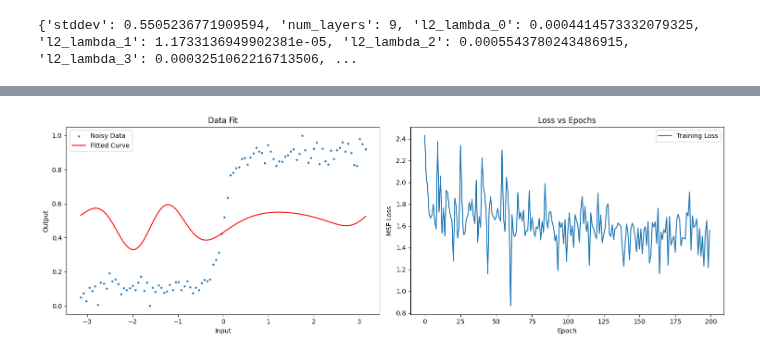
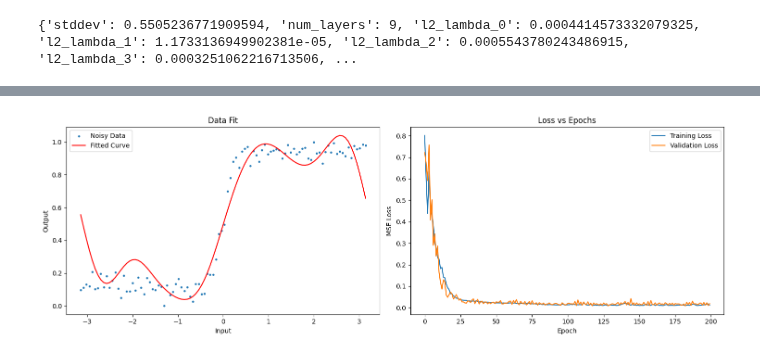
Before and after one commit to songofphysics/master-thesis, a Jupyter notebook: test.ipynb, the cells around one changed output, grey strips where cells are left out. Cells and saved outputs as stored; diff of their text form; code cells hidden in the pictures.

```diff
--- a/test.ipynb
+++ b/test.ipynb
@@ -390,3 +330,19 @@ class TrainingProgress(tf.keras.callbacks.Callback):
+# %%
+def untrained_models(d = 0.1, num_layers = 6, cutoff_dim = 10):
+    models = []
+    vacuum_state = get_vacuum_state_tf(cutoff_dim)
+
+    for _ in range(5):
+        model = tf.keras.Sequential([QEncoder(dim=cutoff_dim, vacuum_state=vacuum_state, name='QuantumEncoding')])
+        for i in range(num_layers):
+            model.add(QLayer(dim=cutoff_dim, stddev=d, name=f'QuantumLayer_{i+1}'))
+        model.add(QDecoder(dim=cutoff_dim, name='QuantumDecoding'))
+
+        # Compile the model
+        model.compile(optimizer='Adam', loss='mse')
+        models.append(model)
+
+    return models
 # %%
 class QuantumModel(tf.keras.Model):
     def __init__(self, cutoff_dim, vacuum_state, **kwargs):
@@ -440,0 +385,3 @@ Iter:   200 | Loss: 1.5585760
+# %%
+# Train the model
+H, M = train_model(X, Y)
@@ -440,0 +406,2 @@ Iter:   200 | Loss: 1.5585760
+# %%
+M = untrained_models()
@@ -441,27 +420,23 @@ Iter:   200 | Loss: 1.5585760
 # %%
-import matplotlib.pyplot as plt
-M = [model]
-H = [history]
-
 fig, axes = plt.subplots(1, 2, figsize=(15, 5))
 axes = axes.flatten()
-Y_pred = M[0].predict(X, verbose = 0)
+Y_pred = M.predict(X, verbose = 0)
 axes[0].scatter(X, Y, s=5, label='Noisy Data')
 axes[0].plot(X, Y_pred, label='Fitted Curve', color='r')
 #axes[0].plot(X, Y, label='True Curve', color='g')
 axes[0].set_title('Data Fit')
 axes[0].set_xlabel('Input')
 axes[0].set_ylabel('Output')
 axes[0].legend()
 
-axes[1].plot(H[0].history['loss'], label='Training Loss')
-#axes[1].plot(H[0].history['val_loss'], label='Validation Loss')
+axes[1].plot(H.history['loss'], label='Training Loss')
+axes[1].plot(H.history['val_loss'], label='Validation Loss')
 axes[1].set_title('Loss vs Epochs')
 axes[1].set_xlabel('Epoch')
 axes[1].set_ylabel('MSE Loss')
 axes[1].legend()
 
 plt.tight_layout()
 plt.show()
 # %% [output]
-[figure, old version]
+[figure, new version]
```
Also changed, not shown: parts of 8 cells of this notebook.
